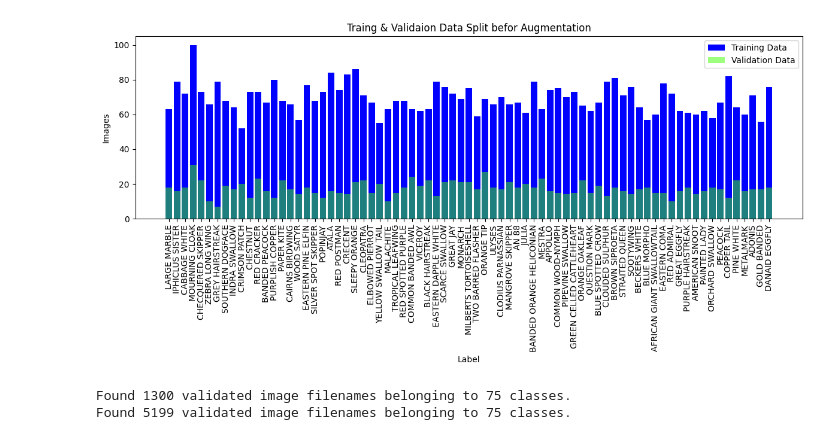
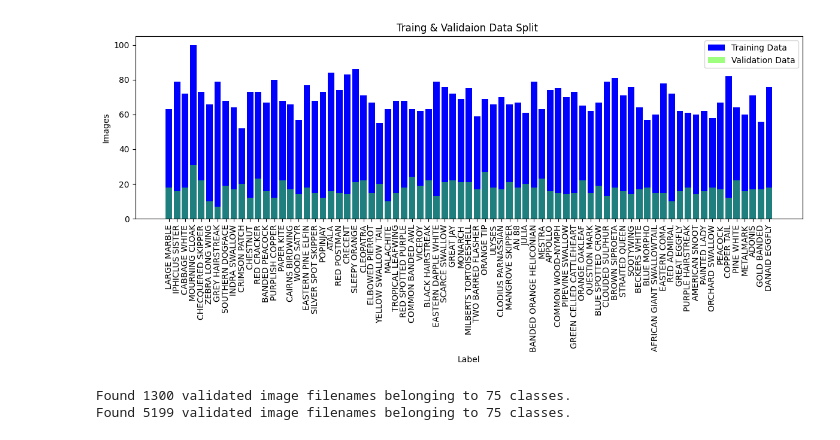
Before and after one commit to Rivindu2/Dl-butterfly-Models, a Jupyter notebook: Rivindumodel/mobilenet.ipynb, the cells around one changed output. Saved outputs shown, nothing was run; the diff lists cells and outputs as text; code cells hidden in the pictures.

```diff
--- a/Rivindumodel/mobilenet.ipynb
+++ b/Rivindumodel/mobilenet.ipynb
@@ -43,30 +63,4 @@ val_datagen = ImageDataGenerator(
 # %%
-#split dataset to train and validate to monitor over fitting
-
-image_paths = []
-labels = []
-
-for class_folder in os.listdir(datset_path):
-    if class_folder == '.DS_Store':
-        continue
-
-    class_path = os.path.join(datset_path, class_folder)
-
-    for image_file in os.listdir(class_path):
-        image_path = os.path.join(class_path, image_file)
-
-        if os.path.isfile(image_path):
-            image_paths.append(image_path)
-            labels.append(class_folder)
-
-train_paths, val_paths, train_labels, val_labels = train_test_split(
-    image_paths,
-    labels,
-    test_size=0.2, #20% for validaioon
-    random_state=42
-)
-
-
 #visualize dataset
 def count_images_per_class(image_paths, labels):
     class_counts = {}
@@ -81,41 +75,32 @@ def count_images_per_class(image_paths, labels):
 train_class_counts = count_images_per_class(train_paths, train_labels)
 val_class_counts = count_images_per_class(val_paths, val_labels)
 
 
 class_names_train = list(train_class_counts.keys())
 class_counts_train = list(train_class_counts.values())
 
 class_names_val = list(val_class_counts.keys())
 class_counts_val = list(val_class_counts.values())
 
 
 plt.figure(figsize=(12, 6))
 
 # Training graph
 plt.bar(class_names_train, class_counts_train, color='blue', label='Training Data')
 plt.xlabel('Label')
 plt.ylabel('Images')
 plt.title('Training Data Class Distribution')
 plt.xticks(rotation=90)
 
 # Validation  graph
 plt.bar(class_names_val, class_counts_val, color='#3EFF00', label='Validation Data', alpha=0.5)
 plt.xlabel('Label')
 plt.ylabel('Images')
-plt.title('Traing & Validaion Data Split befor Augmentation')
+plt.title('Traing & Validaion Data Split ')
 plt.xticks(rotation=90)
 
 plt.legend()
 plt.tight_layout()
 plt.show()
-
-#create new dataframes for the splits
-val_dataframe = pd.DataFrame({'image_paths': val_paths, 'labels': val_labels})
-train_dataframe = pd.DataFrame({'image_paths': train_paths, 'labels': train_labels})
-
-
-# Display the number of validation and training data
-num_validation_samples = val_dataframe.shape[0]
-num_training_samples = train_dataframe.shape[0]
 # %% [output]
-[figure, old version]
+[figure, new version]
```
Also changed, not shown: parts of 11 cells of this notebook, 16 other files.
